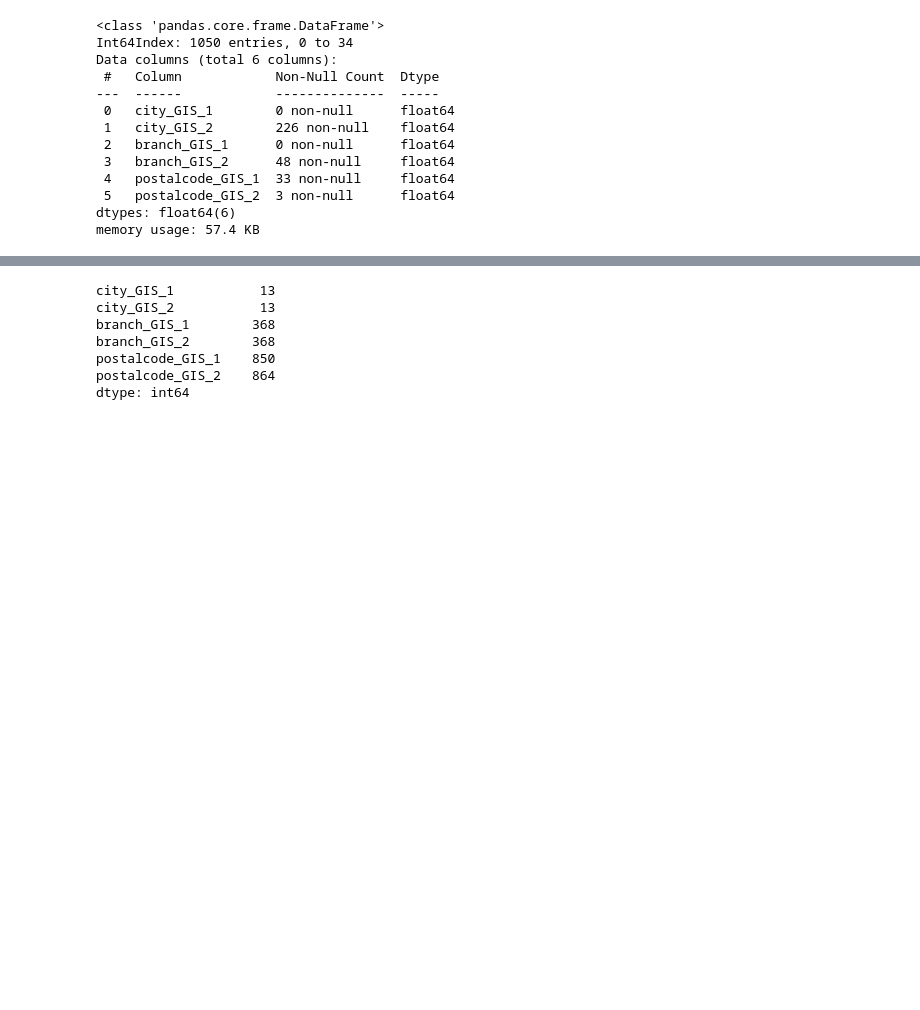
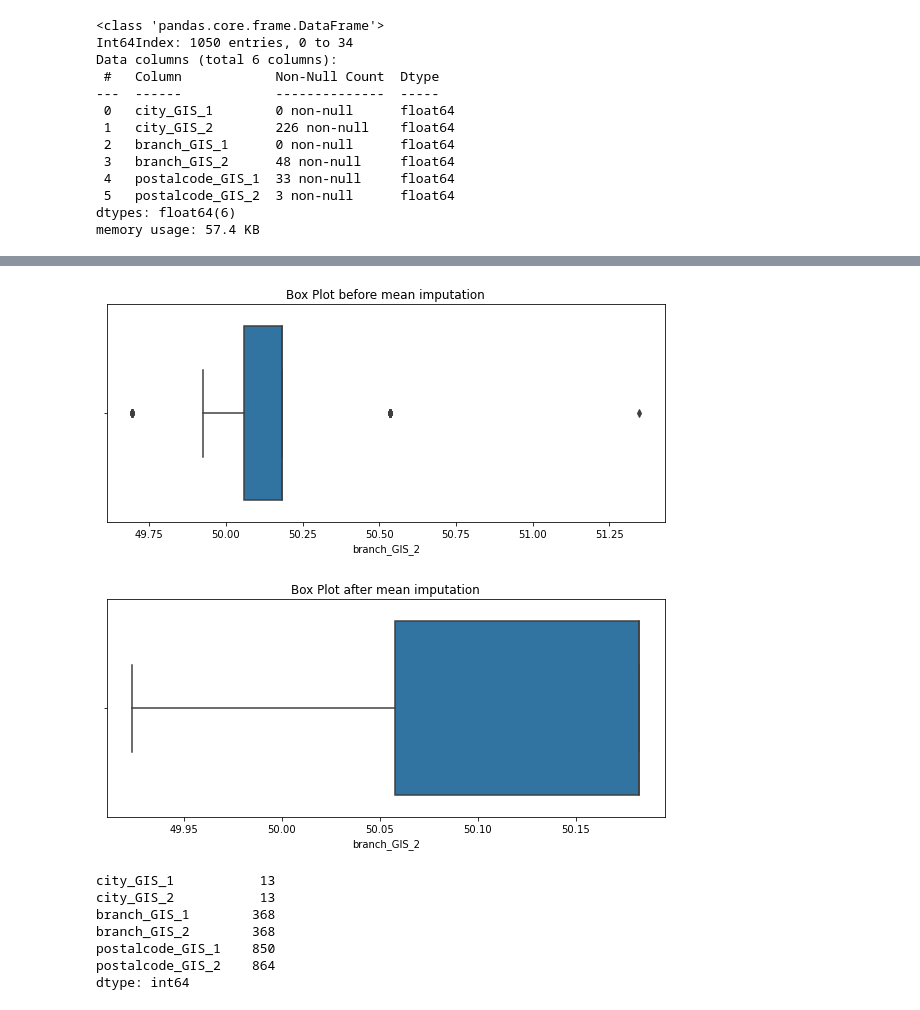
Before and after one commit to mmortazavi/ml_demystified, a Jupyter notebook: projects/gis/neginnezamloo/negnez_gis_2.ipynb, the cells around one changed output, grey strips where cells are left out. Saved outputs shown, nothing was run; the diff lists cells and outputs as text; code cells hidden in the pictures; blank space fills up the shorter version.

```diff
--- a/projects/gis/neginnezamloo/negnez_gis_2.ipynb
+++ b/projects/gis/neginnezamloo/negnez_gis_2.ipynb
@@ -327,3 +357,18 @@ new_x=pd.DataFrame(impute_outliers_IQR(x),columns=['city_GIS_1', 'city_GIS_2',
+# %%
+#visualization
+plt.figure(figsize=(10, 4))
+sns.boxplot(x['branch_GIS_2'])
+plt.title("Box Plot before mean imputation")
+plt.show()
+
+
+plt.figure(figsize=(10, 4))
+sns.boxplot(new_x['branch_GIS_2'])
+plt.title("Box Plot after mean imputation")
+plt.show()
+# %% [output]
+[figure, added]
+[figure, added]
 # %%
 new_x.isnull().sum()
 # %% [output]
```
Also changed, not shown: parts of 7 cells of this notebook.
